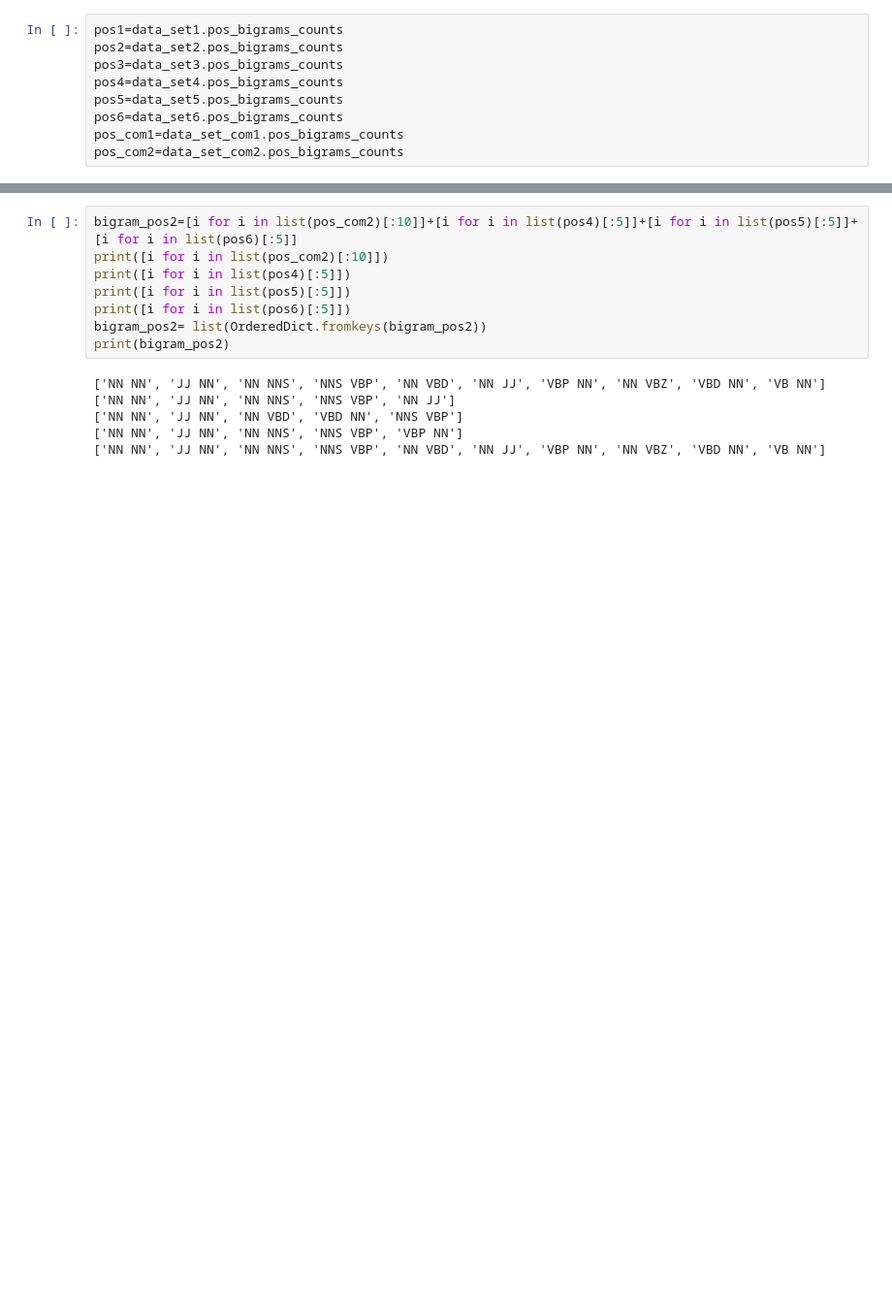
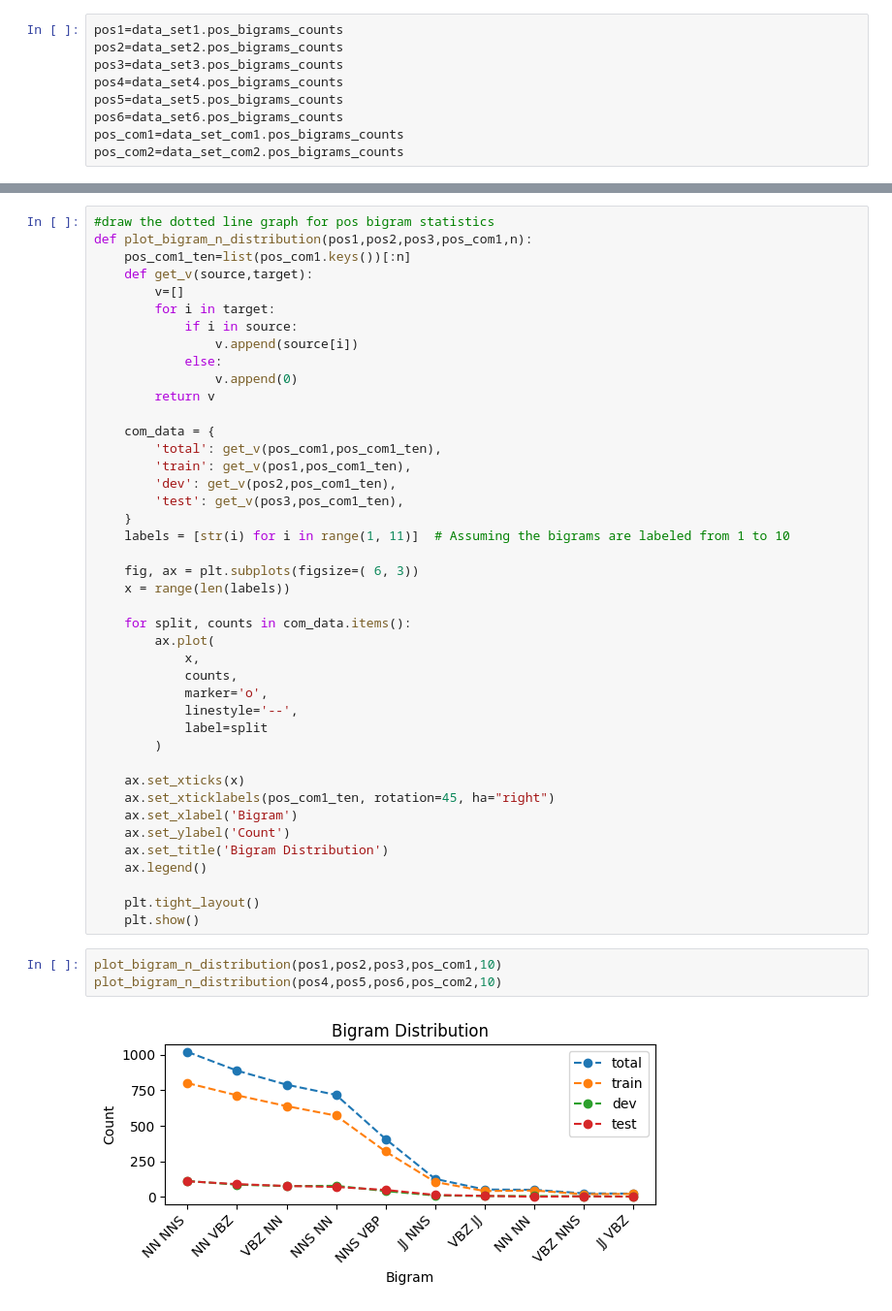
Before and after one commit to Miriam1327/Modeling-semantic-plausibility, a Jupyter notebook: Data_analysis/demo_display.ipynb, the cells around one changed output, grey strips where cells are left out. Shown at 97% size. Cells and saved outputs as stored; diff of their text form; blank space fills up the shorter version.

```diff
--- a/Data_analysis/demo_display.ipynb
+++ b/Data_analysis/demo_display.ipynb
@@ -402,14 +207,47 @@ plot_bigram_pos(bigram_pos2,bigram_pos_values2)
-# %%
-bigram_pos2=[i for i in list(pos_com2)[:10]]+[i for i in list(pos4)[:5]]+[i for i in list(pos5)[:5]]+[i for i in list(pos6)[:5]]
-print([i for i in list(pos_com2)[:10]])
-print([i for i in list(pos4)[:5]])
-print([i for i in list(pos5)[:5]])
-print([i for i in list(pos6)[:5]])
-bigram_pos2= list(OrderedDict.fromkeys(bigram_pos2))
-print(bigram_pos2)
-# %% [output]
-['NN NN', 'JJ NN', 'NN NNS', 'NNS VBP', 'NN VBD', 'NN JJ', 'VBP NN', 'NN VBZ', 'VBD NN', 'VB NN']
-['NN NN', 'JJ NN', 'NN NNS', 'NNS VBP', 'NN JJ']
-['NN NN', 'JJ NN', 'NN VBD', 'VBD NN', 'NNS VBP']
-['NN NN', 'JJ NN', 'NN NNS', 'NNS VBP', 'VBP NN']
-['NN NN', 'JJ NN', 'NN NNS', 'NNS VBP', 'NN VBD', 'NN JJ', 'VBP NN', 'NN VBZ', 'VBD NN', 'VB NN']
+# %%
+#draw the dotted line graph for pos bigram statistics
+def plot_bigram_n_distribution(pos1,pos2,pos3,pos_com1,n):
+    pos_com1_ten=list(pos_com1.keys())[:n]
+    def get_v(source,target):
+        v=[]
+        for i in target:
+            if i in source:
+                v.append(source[i])
+            else:
+                v.append(0)
+        return v
+
+    com_data = {
+        'total': get_v(pos_com1,pos_com1_ten),
+        'train': get_v(pos1,pos_com1_ten),
+        'dev': get_v(pos2,pos_com1_ten),
+        'test': get_v(pos3,pos_com1_ten),
+    }
+    labels = [str(i) for i in range(1, 11)]  # Assuming the bigrams are labeled from 1 to 10
+
+    fig, ax = plt.subplots(figsize=( 6, 3))
+    x = range(len(labels))
+
+    for split, counts in com_data.items():
+        ax.plot(
+            x,
+            counts,
+            marker='o',
+            linestyle='--',
+            label=split
+        )
+
+    ax.set_xticks(x)
+    ax.set_xticklabels(pos_com1_ten, rotation=45, ha="right")
+    ax.set_xlabel('Bigram')
+    ax.set_ylabel('Count')
+    ax.set_title('Bigram Distribution')
+    ax.legend()
+
+    plt.tight_layout()
+    plt.show()
+# %%
+plot_bigram_n_distribution(pos1,pos2,pos3,pos_com1,10)
+plot_bigram_n_distribution(pos4,pos5,pos6,pos_com2,10)
+# %% [output]
+[figure, added]
```
Also changed, not shown: parts of 19 cells of this notebook.
